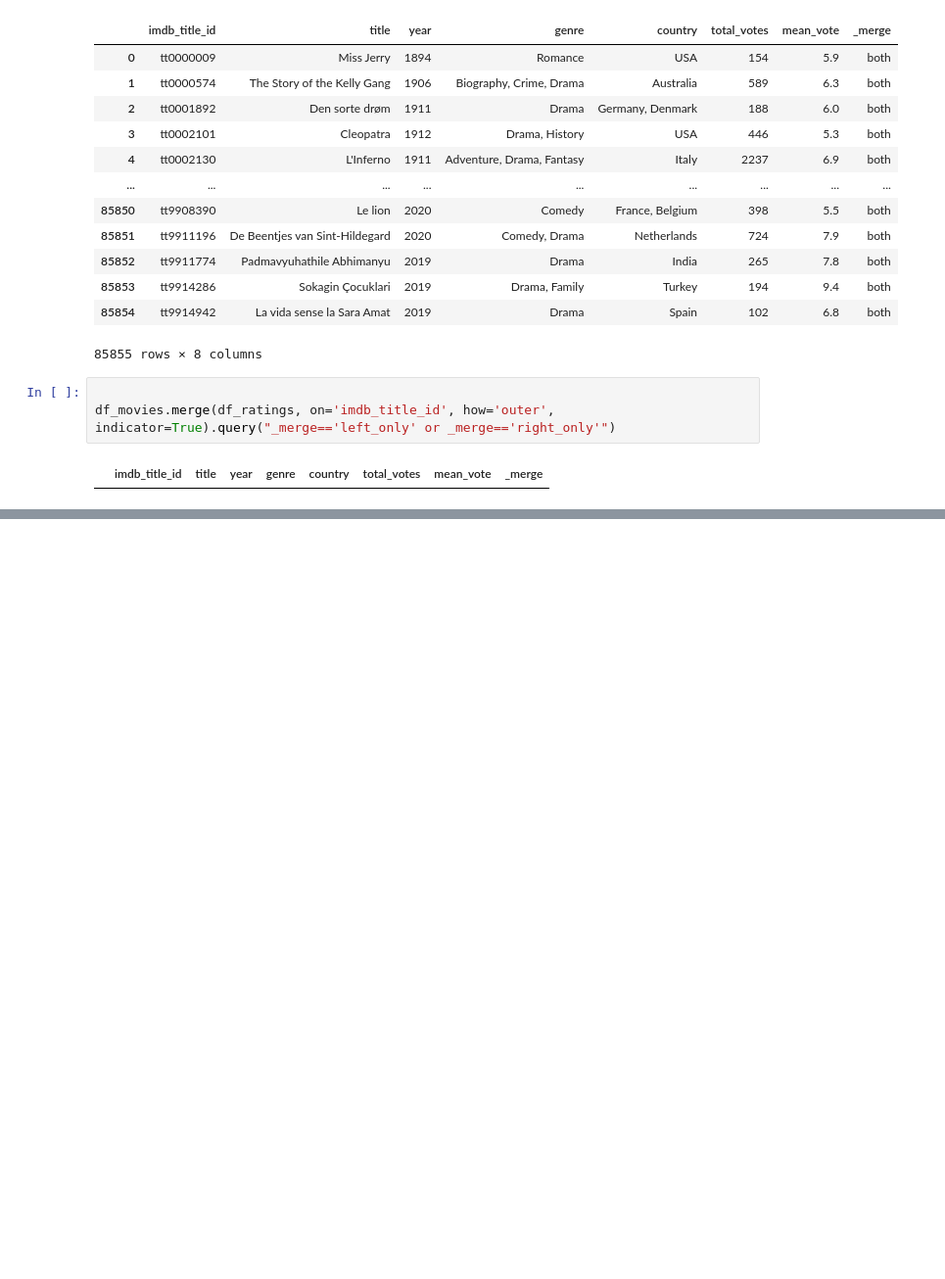
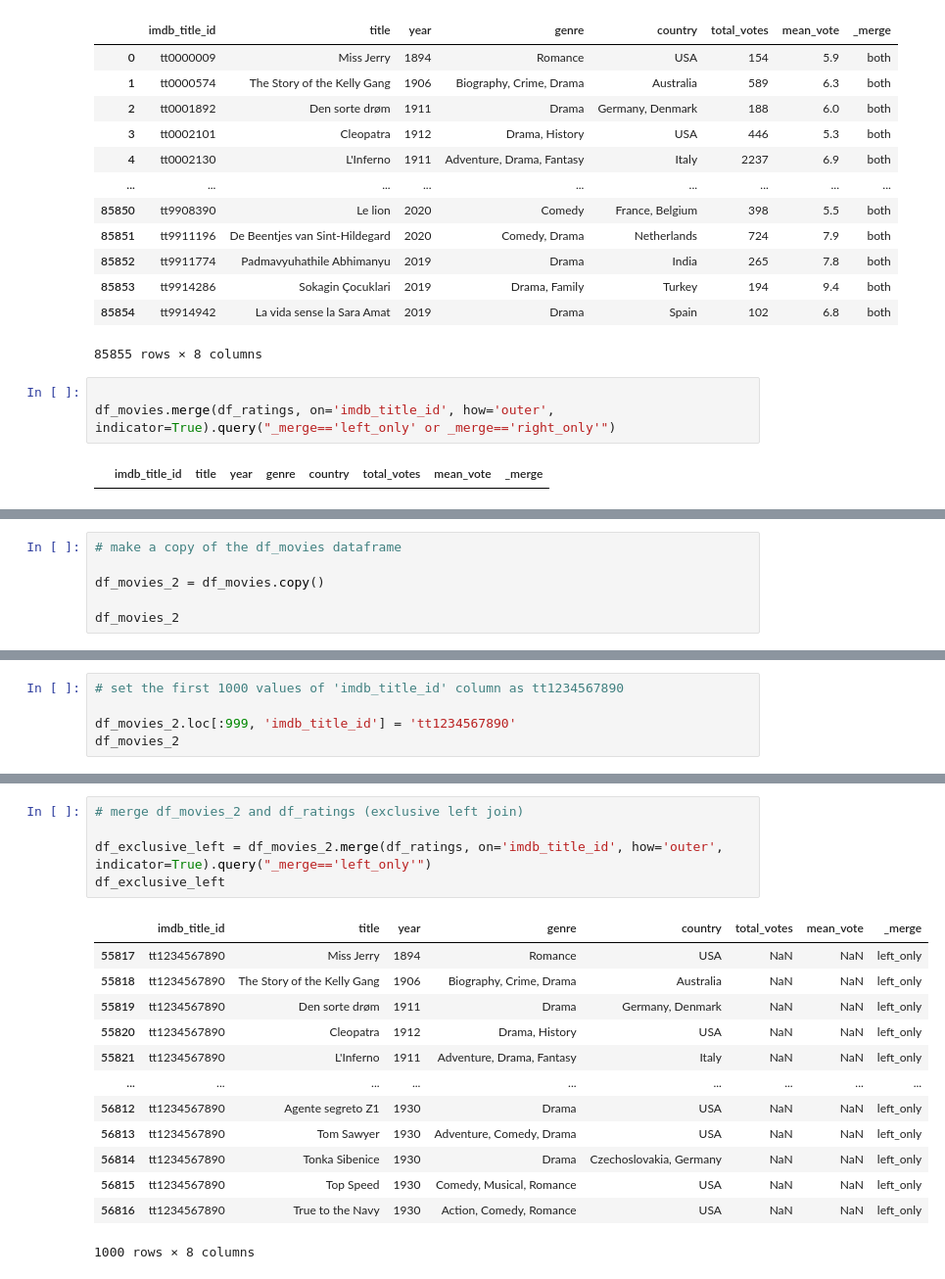
Before and after one commit to 0xazaka/data_science_learning, a Jupyter notebook: 08_merging_and_concatenating_dfs/joins.ipynb, the cells around one changed output, grey strips where cells are left out. Shown at 98% size. Saved outputs shown, nothing was run; the diff lists cells and outputs as text; blank space fills up the shorter version.

Commit message:
left and exclusive left joins

```diff
--- a/08_merging_and_concatenating_dfs/joins.ipynb
+++ b/08_merging_and_concatenating_dfs/joins.ipynb
@@ -205,0 +276,6 @@ df_movies.merge(df_ratings, on='imdb_title_id', how='outer', indicator=True).que
+# %%
+# make a copy of the df_movies dataframe
+
+df_movies_2 = df_movies.copy()
+
+df_movies_2
@@ -205,0 +296,5 @@ df_movies.merge(df_ratings, on='imdb_title_id', how='outer', indicator=True).que
+# %%
+# set the first 1000 values of 'imdb_title_id' column as tt1234567890
+
+df_movies_2.loc[:999, 'imdb_title_id'] = 'tt1234567890'
+df_movies_2
@@ -205,0 +315,19 @@ df_movies.merge(df_ratings, on='imdb_title_id', how='outer', indicator=True).que
+# %%
+# merge df_movies_2 and df_ratings (exclusive left join)
+
+df_exclusive_left = df_movies_2.merge(df_ratings, on='imdb_title_id', how='outer', indicator=True).query("_merge=='left_only'")
+df_exclusive_left
+# %% [output]
+|  | imdb_title_id | title | year | genre | country | total_votes | mean_vote | _merge |
+| 55817 | tt1234567890 | Miss Jerry | 1894 | Romance | USA | NaN | NaN | left_only |
+| 55818 | tt1234567890 | The Story of the Kelly Gang | 1906 | Biography, Crime, Drama | Australia | NaN | NaN | left_only |
+| 55819 | tt1234567890 | Den sorte drøm | 1911 | Drama | Germany, Denmark | NaN | NaN | left_only |
+| 55820 | tt1234567890 | Cleopatra | 1912 | Drama, History | USA | NaN | NaN | left_only |
+| 55821 | tt1234567890 | L'Inferno | 1911 | Adventure, Drama, Fantasy | Italy | NaN | NaN | left_only |
+| ... | ... | ... | ... | ... | ... | ... | ... | ... |
+| 56812 | tt1234567890 | Agente segreto Z1 | 1930 | Drama | USA | NaN | NaN | left_only |
+| 56813 | tt1234567890 | Tom Sawyer | 1930 | Adventure, Comedy, Drama | USA | NaN | NaN | left_only |
+| 56814 | tt1234567890 | Tonka Sibenice | 1930 | Drama | Czechoslovakia, Germany | NaN | NaN | left_only |
+| 56815 | tt1234567890 | Top Speed | 1930 | Comedy, Musical, Romance | USA | NaN | NaN | left_only |
+| 56816 | tt1234567890 | True to the Navy | 1930 | Action, Comedy, Romance | USA | NaN | NaN | left_only |
+1000 rows × 8 columns
```
Also changed, not shown: parts of 12 cells of this notebook.
